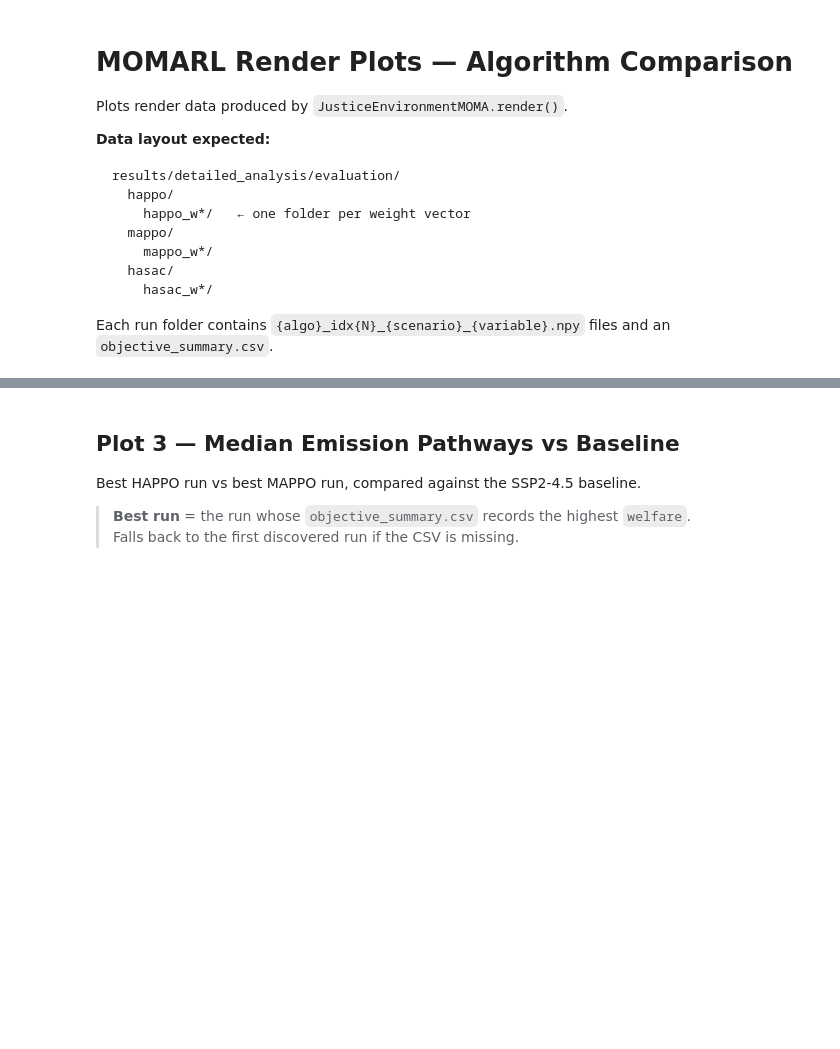
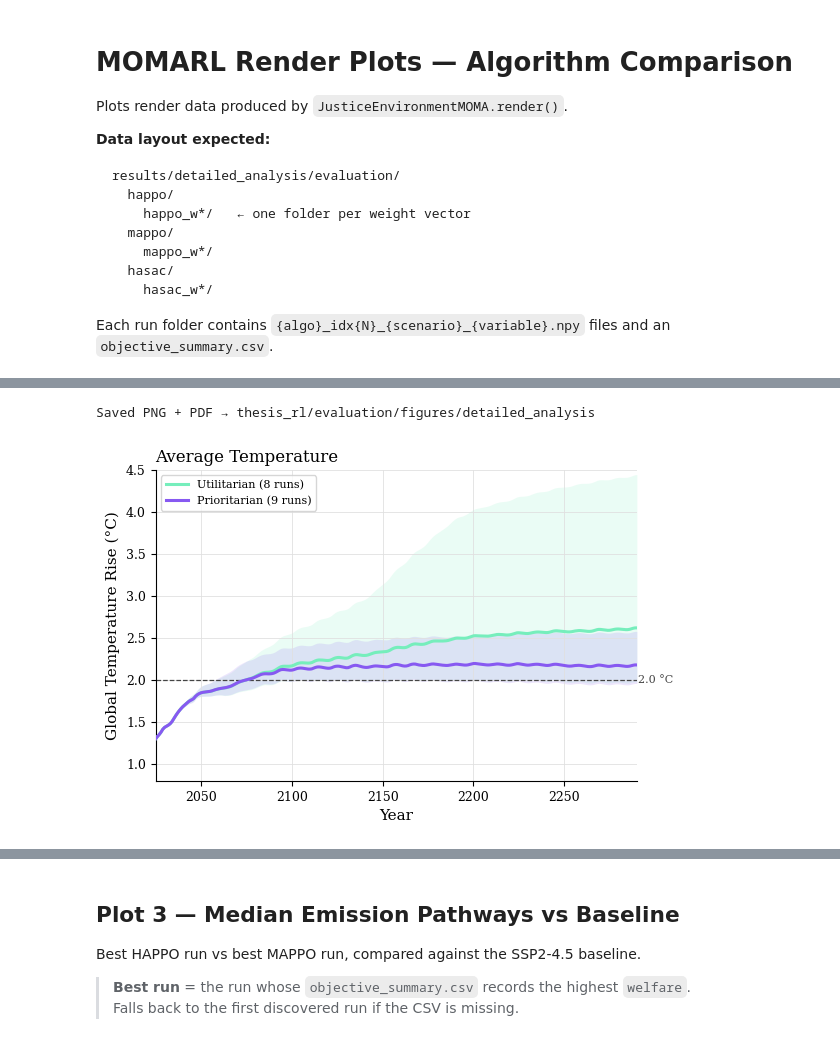
Before and after one commit to aleksandra-and/JUSTICE, a Jupyter notebook: thesis_rl/evaluation/detailed_analysis.ipynb, the cells around one changed output, grey strips where cells are left out. Cells and saved outputs as stored; diff of their text form; code cells hidden in the pictures; blank space fills up the shorter version.

```diff
--- a/thesis_rl/evaluation/detailed_analysis.ipynb
+++ b/thesis_rl/evaluation/detailed_analysis.ipynb
@@ -464,8 +891,19 @@ ZeroDivisionError: division by zero
 # %%
-
 ## Savings Rate by Region (grid per algorithm)
 
-for algo, runs, info in [('HAPPO', happo_runs, happo_info), ('HASAC', hasac_runs, hasac_info), ('MAPPO', mappo_runs, mappo_info)]:
+if WELFARE_ANALYSIS:
+    _sr_sources = [
+        ('Utilitarian', utilitarian_runs, utilitarian_info),
+        ('Prioritarian', prioritarian_runs, prioritarian_info),
+    ]
+else:
+    _sr_sources = [
+        ('HAPPO', happo_runs, happo_info),
+        ('HASAC', hasac_runs, hasac_info),
+        ('MAPPO', mappo_runs, mappo_info),
+    ]
+
+for algo, runs, info in _sr_sources:
     paths, titles = [], []
     for run_name, run_dir in runs.items():
         paths.append(npy_path(run_dir, info[run_name]['prefix'], 'constrained_savings_rate'))
@@ -484,0 +1183,60 @@ ZeroDivisionError: division by zero
+# %%
+
+# ── Thesis Figure: Avg Global Temperature — Pareto-front runs ─────────────────
+# Layout: single plot  ·  mean line + min–max band across Pareto-front runs
+# Output: PNG 300 dpi  +  PDF (vector, for LaTeX)
+
+if WELFARE_ANALYSIS:
+    _pf_algos = ['Utilitarian', 'Prioritarian']
+    _pf_lines = {'Utilitarian': UTILITARIAN_COLOR, 'Prioritarian': PRIORITARIAN_COLOR}
+else:
+    _pf_algos = ['HAPPO', 'HASAC', 'MAPPO']
+    _pf_lines = {'HAPPO': HAPPO_LINE, 'HASAC': HASAC_LINE, 'MAPPO': MAPPO_LINE}
+
+fig_pf_temp, ax_temp = plt.subplots(figsize=(6, 4.2))
+
+for algo in _pf_algos:
+    entries = pareto_front_run_dirs.get(algo, [])
+    if not entries:
+        print(f'No Pareto-front entries for {algo}, skipping.')
+        continue
+    color = _pf_lines[algo]
+
+    temp_series = []
+    for _run_name, _run_dir, _prefix in entries:
+        p = _run_dir / f'{_prefix}_{SCENARIO}_global_temperature.npy'
+        if p.exists():
+            ts = _load_ts(str(p))                          # (time, seeds)
+            temp_series.append(np.median(ts, axis=1))      # seed-median → (time,)
+
+    if temp_series:
+        temp_mat  = np.stack(temp_series, axis=1)          # (time, runs)
+        temp_mean = temp_mat.mean(axis=1)
+        temp_lo   = temp_mat.min(axis=1)
+        temp_hi   = temp_mat.max(axis=1)
+        ax_temp.fill_between(years_plot, temp_lo, temp_hi,
+                             color=color, alpha=0.15, linewidth=0)
+        ax_temp.plot(years_plot, temp_mean, color=color, linewidth=2.2,
+                     label=f'{algo} ({len(temp_series)} runs)', zorder=3)
+
+ax_temp.axhline(2.0, color='#444', linewidth=0.9, linestyle='--', zorder=2)
+ax_temp.text(VIZ_END + 0.5, 2.0, '2.0 °C', va='center', fontsize=8, color='#444')
+ax_temp.set_xlabel('Year')
+ax_temp.set_ylabel('Global Temperature Rise (°C)')
+ax_temp.set_title('Average Temperature', loc='left', pad=6)
+ax_temp.set_xlim(VIZ_START, VIZ_END)
+ax_temp.set_ylim(0.8, 4.5)
+ax_temp.set_xticks([2050, 2100, 2150, 2200, 2250])
+ax_temp.legend(loc='upper left', fontsize=8)
+
+plt.tight_layout(rect=[0, 0, 1, 0.97])
+
+if SAVE_FIGURES:
+    fig_pf_temp.savefig(OUTPUT_DIR / 'pareto_front_avg_temperature.png', dpi=300, bbox_inches='tight')
+    fig_pf_temp.savefig(OUTPUT_DIR / 'pareto_front_avg_temperature.pdf', bbox_inches='tight')
+    print(f'Saved PNG + PDF → {OUTPUT_DIR}')
+
+plt.show()
+# %% [output]
+Saved PNG + PDF → thesis_rl/evaluation/figures/detailed_analysis
+[figure, added]
```
Also changed, not shown: parts of 31 cells of this notebook, 38 other files.
